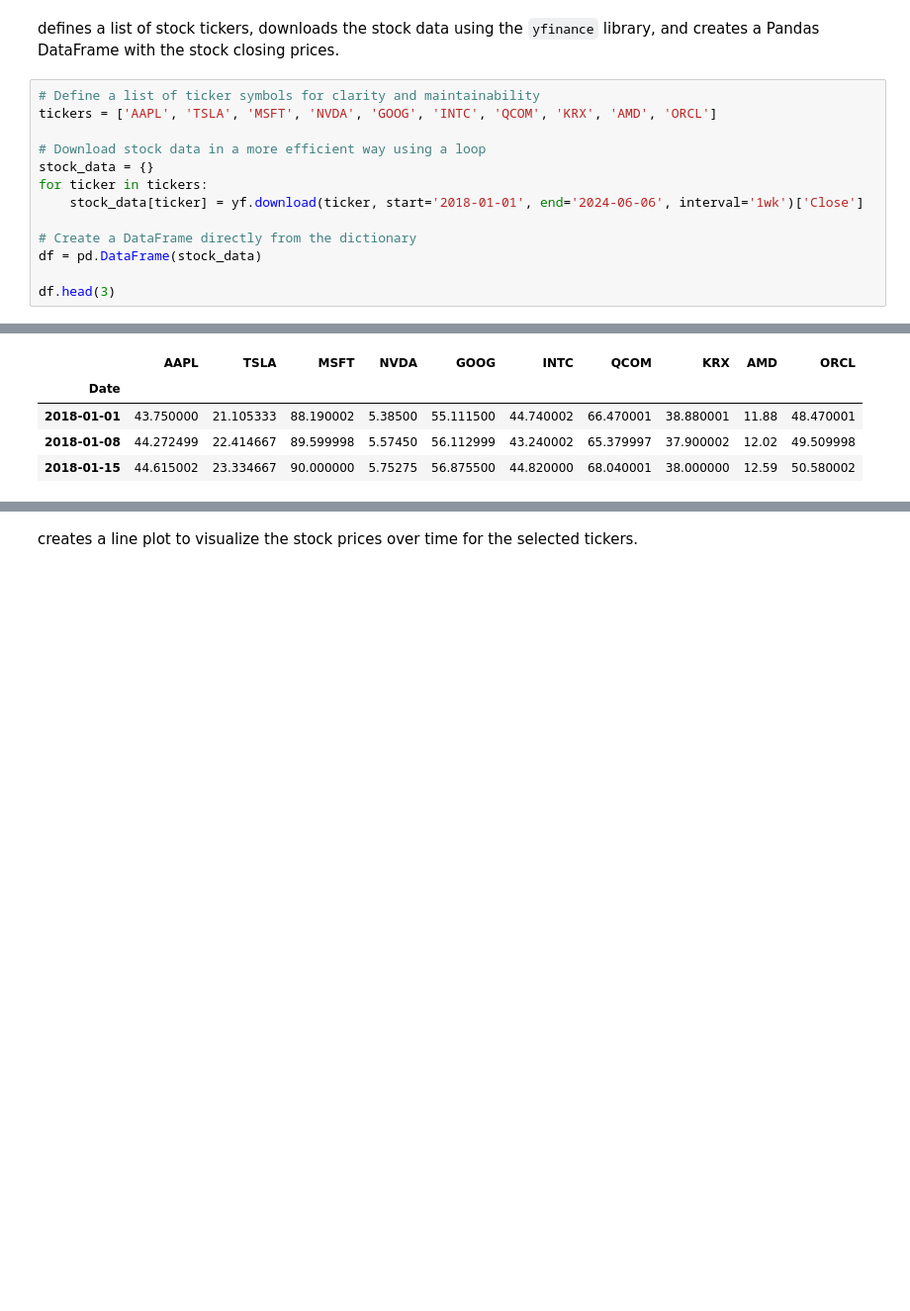
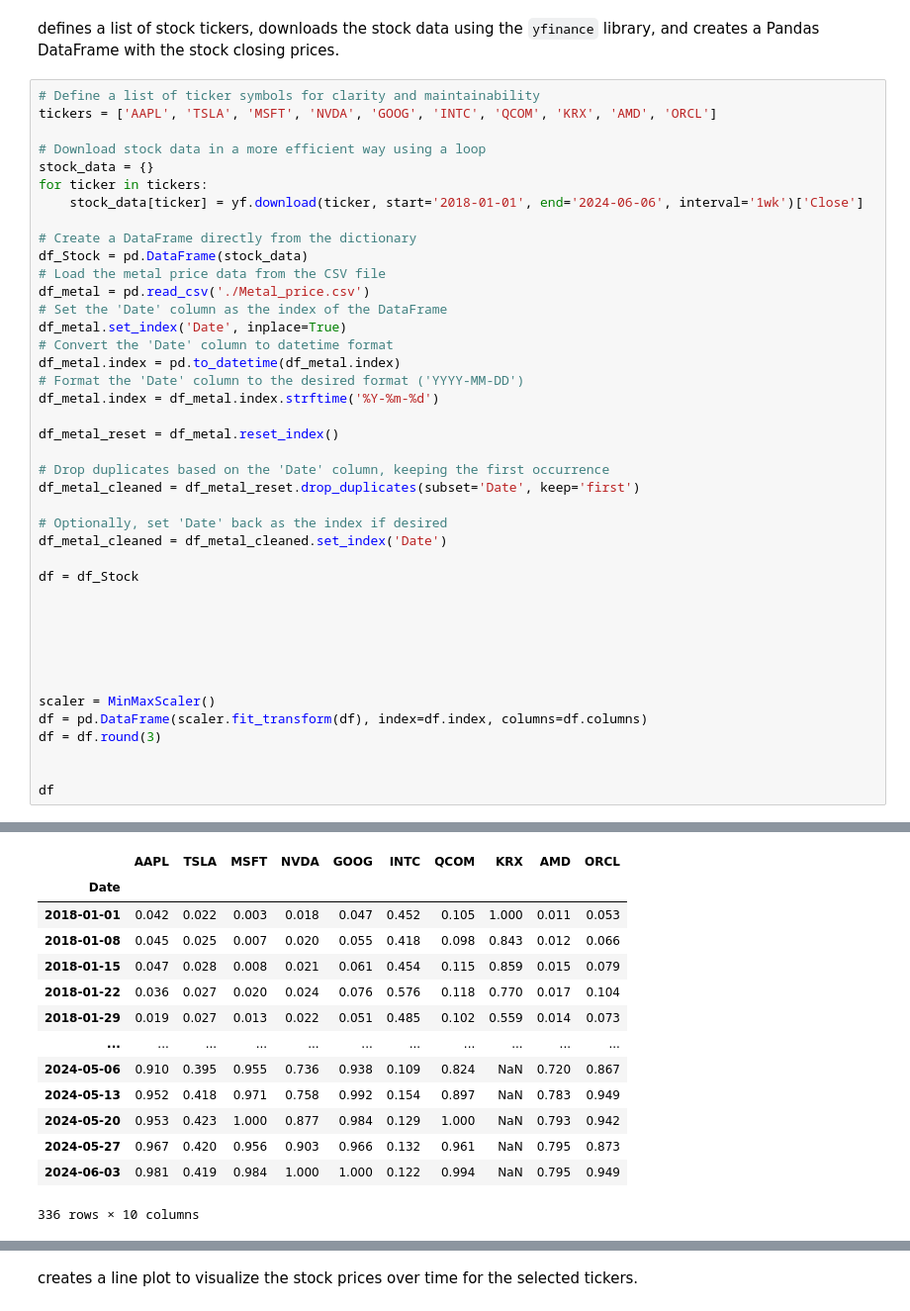
Before and after one commit to MR-ARMA/ML-Learning-Journey, a Jupyter notebook: Machine Learning/Predict_Silicon_Price_Project/src/main.ipynb, the cells around one changed output, grey strips where cells are left out. Shown at 99% size. Drawn from its saved outputs; the diff is of its cells as text; blank space fills up the shorter version.

```diff
--- a/Machine Learning/Predict_Silicon_Price_Project/src/main.ipynb
+++ b/Machine Learning/Predict_Silicon_Price_Project/src/main.ipynb
@@ -17,29 +18,66 @@ defines a list of stock tickers, downloads the stock data using the `yfinance` l
 # %%
 # Define a list of ticker symbols for clarity and maintainability
 tickers = ['AAPL', 'TSLA', 'MSFT', 'NVDA', 'GOOG', 'INTC', 'QCOM', 'KRX', 'AMD', 'ORCL']
 
 # Download stock data in a more efficient way using a loop
 stock_data = {}
 for ticker in tickers:
     stock_data[ticker] = yf.download(ticker, start='2018-01-01', end='2024-06-06', interval='1wk')['Close']
 
 # Create a DataFrame directly from the dictionary
-df = pd.DataFrame(stock_data)
+df_Stock = pd.DataFrame(stock_data)
+# Load the metal price data from the CSV file
+df_metal = pd.read_csv('./Metal_price.csv')
+# Set the 'Date' column as the index of the DataFrame
+df_metal.set_index('Date', inplace=True)
+# Convert the 'Date' column to datetime format
+df_metal.index = pd.to_datetime(df_metal.index)
+# Format the 'Date' column to the desired format ('YYYY-MM-DD')
+df_metal.index = df_metal.index.strftime('%Y-%m-%d')
 
-df.head(3)
+df_metal_reset = df_metal.reset_index()
+
+# Drop duplicates based on the 'Date' column, keeping the first occurrence
+df_metal_cleaned = df_metal_reset.drop_duplicates(subset='Date', keep='first')
+
+# Optionally, set 'Date' back as the index if desired
+df_metal_cleaned = df_metal_cleaned.set_index('Date')
+
+df = df_Stock
+
+
+
+
+
+
+scaler = MinMaxScaler()
+df = pd.DataFrame(scaler.fit_transform(df), index=df.index, columns=df.columns)
+df = df.round(3)
+
+
+df
 # %% [output]
 [*********************100%%**********************]  1 of 1 completed
 [*********************100%%**********************]  1 of 1 completed
 [*********************100%%**********************]  1 of 1 completed
 [*********************100%%**********************]  1 of 1 completed
 [*********************100%%**********************]  1 of 1 completed
 [*********************100%%**********************]  1 of 1 completed
 [*********************100%%**********************]  1 of 1 completed
 [*********************100%%**********************]  1 of 1 completed
 [*********************100%%**********************]  1 of 1 completed
 [*********************100%%**********************]  1 of 1 completed
 |  | AAPL | TSLA | MSFT | NVDA | GOOG | INTC | QCOM | KRX | AMD | ORCL |
 | Date |  |  |  |  |  |  |  |  |  |  |
-| 2018-01-01 | 43.750000 | 21.105333 | 88.190002 | 5.38500 | 55.111500 | 44.740002 | 66.470001 | 38.880001 | 11.88 | 48.470001 |
-| 2018-01-08 | 44.272499 | 22.414667 | 89.599998 | 5.57450 | 56.112999 | 43.240002 | 65.379997 | 37.900002 | 12.02 | 49.509998 |
-| 2018-01-15 | 44.615002 | 23.334667 | 90.000000 | 5.75275 | 56.875500 | 44.820000 | 68.040001 | 38.000000 | 12.59 | 50.580002 |
+| 2018-01-01 | 0.042 | 0.022 | 0.003 | 0.018 | 0.047 | 0.452 | 0.105 | 1.000 | 0.011 | 0.053 |
+| 2018-01-08 | 0.045 | 0.025 | 0.007 | 0.020 | 0.055 | 0.418 | 0.098 | 0.843 | 0.012 | 0.066 |
+| 2018-01-15 | 0.047 | 0.028 | 0.008 | 0.021 | 0.061 | 0.454 | 0.115 | 0.859 | 0.015 | 0.079 |
+| 2018-01-22 | 0.036 | 0.027 | 0.020 | 0.024 | 0.076 | 0.576 | 0.118 | 0.770 | 0.017 | 0.104 |
+| 2018-01-29 | 0.019 | 0.027 | 0.013 | 0.022 | 0.051 | 0.485 | 0.102 | 0.559 | 0.014 | 0.073 |
+| ... | ... | ... | ... | ... | ... | ... | ... | ... | ... | ... |
+| 2024-05-06 | 0.910 | 0.395 | 0.955 | 0.736 | 0.938 | 0.109 | 0.824 | NaN | 0.720 | 0.867 |
+| 2024-05-13 | 0.952 | 0.418 | 0.971 | 0.758 | 0.992 | 0.154 | 0.897 | NaN | 0.783 | 0.949 |
+| 2024-05-20 | 0.953 | 0.423 | 1.000 | 0.877 | 0.984 | 0.129 | 1.000 | NaN | 0.793 | 0.942 |
+| 2024-05-27 | 0.967 | 0.420 | 0.956 | 0.903 | 0.966 | 0.132 | 0.961 | NaN | 0.795 | 0.873 |
+| 2024-06-03 | 0.981 | 0.419 | 0.984 | 1.000 | 1.000 | 0.122 | 0.994 | NaN | 0.795 | 0.949 |
+336 rows × 10 columns
```
Also changed, not shown: parts of 8 cells of this notebook, 2 other files.
